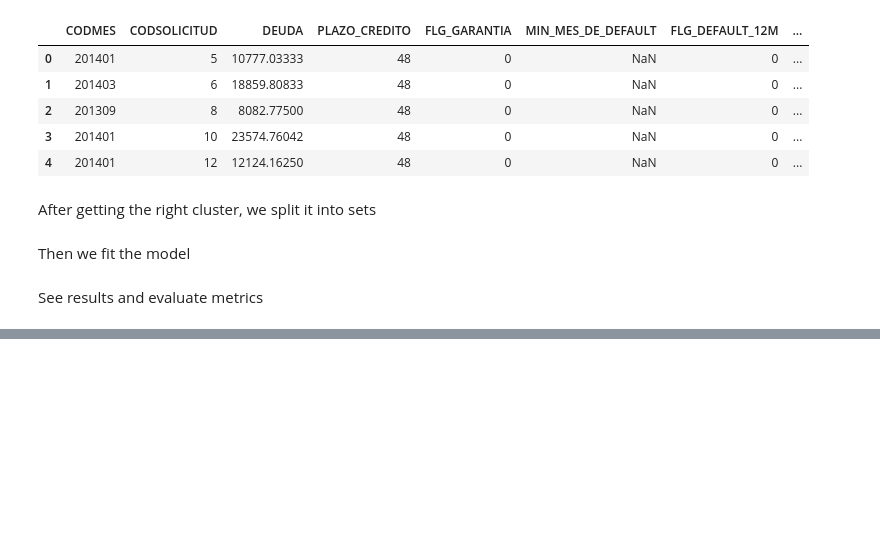
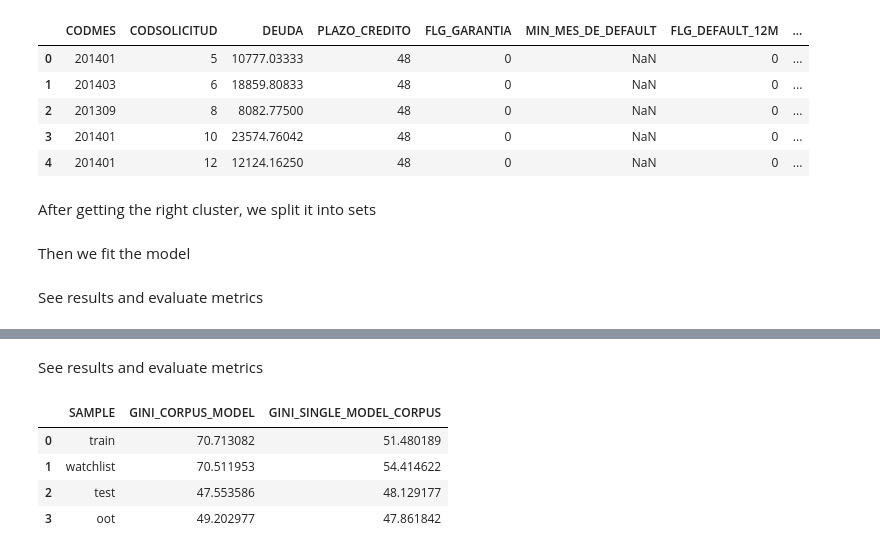
Before and after one commit to Brunoware/Credit-Risk-Segmentation, a Jupyter notebook: 01_eda_project_model_development[4_5].ipynb, the cells around one changed output, grey strips where cells are left out. Saved outputs shown, nothing was run; the diff lists cells and outputs as text; code cells hidden in the pictures; blank space fills up the shorter version.

```diff
--- a/01_eda_project_model_development[4_5].ipynb
+++ b/01_eda_project_model_development[4_5].ipynb
@@ -591,0 +721,42 @@ display(summary)
+# %% [markdown]
+See results and evaluate metrics
+# %%
+# create metrics
+summary = data.groupby('SAMPLE')\
+              .apply(lambda df: gini_score(df, TARGET, 'prediction_corpus'))\
+              .loc[['train', 'watchlist', 'test', 'oot']]\
+              .reset_index(name = 'GINI_CORPUS_MODEL')
+
+summary_single = data.groupby('SAMPLE')\
+                     .apply(lambda df: gini_score(df, TARGET, 'prediction_single'))\
+                     .loc[['train', 'watchlist', 'test', 'oot']]\
+                     .reset_index(name = 'GINI_SINGLE_MODEL_CORPUS')
+
+# join metrics
+summary_total = summary.merge(right = summary_single, on = ['SAMPLE'], how = 'left')
+
+# save objects
+with open('objects/granular_models/corpus_model/encoder.pkl', 'wb') as file:
+    pickle.dump(encoder, file)
+
+with open('objects/granular_models/corpus_model/cat_preprocessing.pkl', 'wb') as file:
+    pickle.dump(cat_prep, file)
+
+with open('objects/granular_models/corpus_model/model.pkl', 'wb') as file:
+    pickle.dump(model, file)
+
+with open('objects/granular_models/corpus_model/model_pipeline.pkl', 'wb') as file:
+    pickle.dump(model_pipe, file)
+
+# save metrics and prediction
+predictions = data[[TIME_ID, CLIENT_ID, 'prediction_corpus']].sort_values(by = TIME_ID)\
+                                                           .copy()
+predictions.to_csv('results/corpus_model_punctuation.csv', index = False)
+summary_total.to_csv('results/corpus_model_set_evaluation.csv', index = False)
+display(summary_total)
+# %% [output]
+|  | SAMPLE | GINI_CORPUS_MODEL | GINI_SINGLE_MODEL_CORPUS |
+| 0 | train | 70.713082 | 51.480189 |
+| 1 | watchlist | 70.511953 | 54.414622 |
+| 2 | test | 47.553586 | 48.129177 |
+| 3 | oot | 49.202977 | 47.861842 |
```
Also changed, not shown: parts of 19 cells of this notebook, 7 other files.
